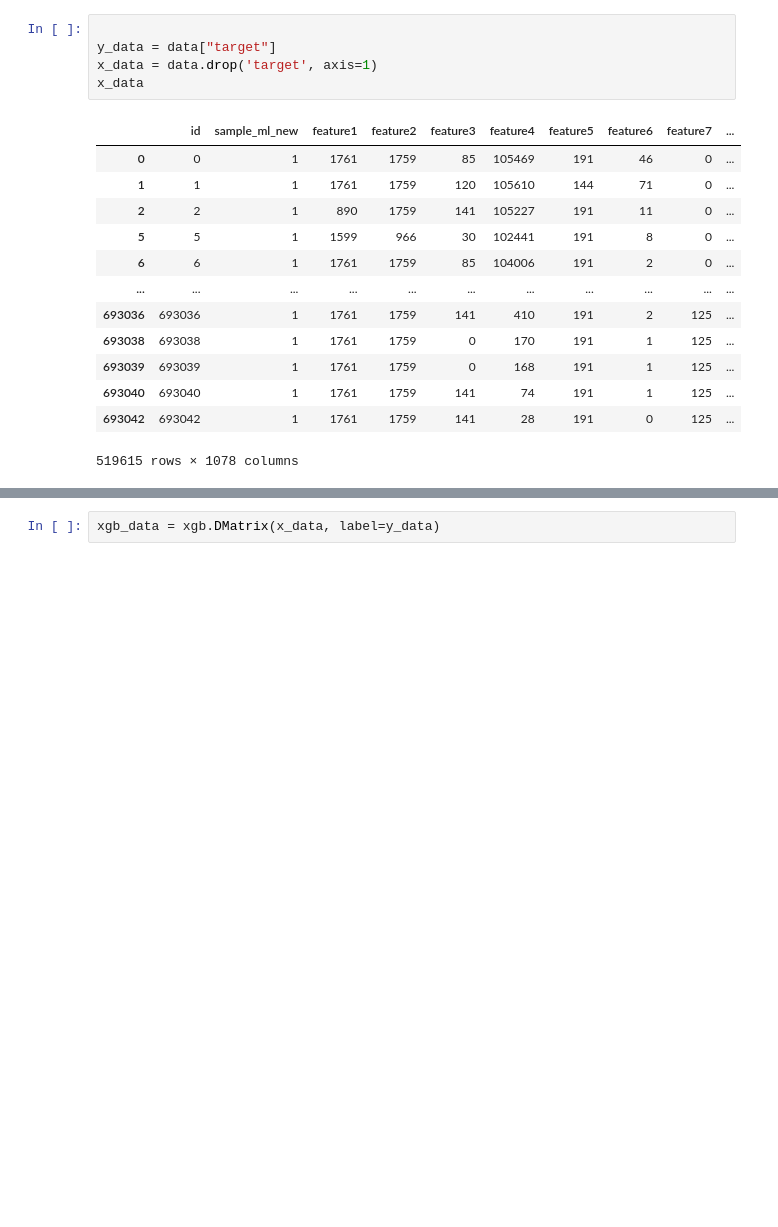
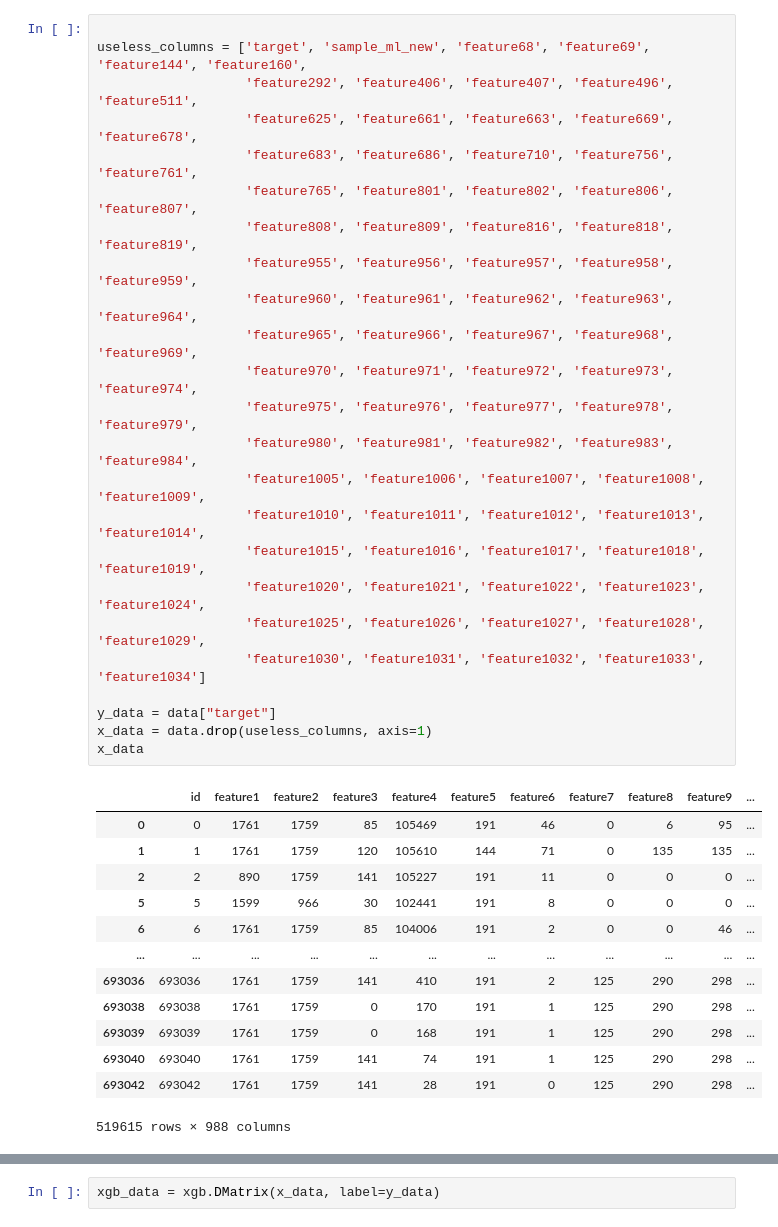
Before and after one commit to Misceria/IT-Purple-2024, a Jupyter notebook: TEST.ipynb, the cells around one changed output, grey strips where cells are left out. Cells and saved outputs as stored; diff of their text form; blank space fills up the shorter version.

```diff
--- a/TEST.ipynb
+++ b/TEST.ipynb
@@ -7,20 +8,39 @@ import sklearn
 data = pd.read_parquet('train_data.parquet', engine='pyarrow')
 # %%
 
+useless_columns = ['target', 'sample_ml_new', 'feature68', 'feature69', 'feature144', 'feature160',
+                   'feature292', 'feature406', 'feature407', 'feature496', 'feature511',
+                   'feature625', 'feature661', 'feature663', 'feature669', 'feature678',
+                   'feature683', 'feature686', 'feature710', 'feature756', 'feature761',
+                   'feature765', 'feature801', 'feature802', 'feature806', 'feature807',
+                   'feature808', 'feature809', 'feature816', 'feature818', 'feature819',
+                   'feature955', 'feature956', 'feature957', 'feature958', 'feature959',
+                   'feature960', 'feature961', 'feature962', 'feature963', 'feature964',
+                   'feature965', 'feature966', 'feature967', 'feature968', 'feature969',
+                   'feature970', 'feature971', 'feature972', 'feature973', 'feature974',
+                   'feature975', 'feature976', 'feature977', 'feature978', 'feature979',
+                   'feature980', 'feature981', 'feature982', 'feature983', 'feature984',
+                   'feature1005', 'feature1006', 'feature1007', 'feature1008', 'feature1009',
+                   'feature1010', 'feature1011', 'feature1012', 'feature1013', 'feature1014',
+                   'feature1015', 'feature1016', 'feature1017', 'feature1018', 'feature1019',
+                   'feature1020', 'feature1021', 'feature1022', 'feature1023', 'feature1024',
+                   'feature1025', 'feature1026', 'feature1027', 'feature1028', 'feature1029',
+                   'feature1030', 'feature1031', 'feature1032', 'feature1033', 'feature1034']
+
 y_data = data["target"]
-x_data = data.drop('target', axis=1)
+x_data = data.drop(useless_columns, axis=1)
 x_data
 # %% [output]
-|  | id | sample_ml_new | feature1 | feature2 | feature3 | feature4 | feature5 | feature6 | feature7 | ... |
-| 0 | 0 | 1 | 1761 | 1759 | 85 | 105469 | 191 | 46 | 0 | ... |
-| 1 | 1 | 1 | 1761 | 1759 | 120 | 105610 | 144 | 71 | 0 | ... |
-| 2 | 2 | 1 | 890 | 1759 | 141 | 105227 | 191 | 11 | 0 | ... |
-| 5 | 5 | 1 | 1599 | 966 | 30 | 102441 | 191 | 8 | 0 | ... |
-| 6 | 6 | 1 | 1761 | 1759 | 85 | 104006 | 191 | 2 | 0 | ... |
-| ... | ... | ... | ... | ... | ... | ... | ... | ... | ... | ... |
-| 693036 | 693036 | 1 | 1761 | 1759 | 141 | 410 | 191 | 2 | 125 | ... |
-| 693038 | 693038 | 1 | 1761 | 1759 | 0 | 170 | 191 | 1 | 125 | ... |
-| 693039 | 693039 | 1 | 1761 | 1759 | 0 | 168 | 191 | 1 | 125 | ... |
-| 693040 | 693040 | 1 | 1761 | 1759 | 141 | 74 | 191 | 1 | 125 | ... |
-| 693042 | 693042 | 1 | 1761 | 1759 | 141 | 28 | 191 | 0 | 125 | ... |
+|  | id | feature1 | feature2 | feature3 | feature4 | feature5 | feature6 | feature7 | feature8 | feature9 | ... |
+| 0 | 0 | 1761 | 1759 | 85 | 105469 | 191 | 46 | 0 | 6 | 95 | ... |
+| 1 | 1 | 1761 | 1759 | 120 | 105610 | 144 | 71 | 0 | 135 | 135 | ... |
+| 2 | 2 | 890 | 1759 | 141 | 105227 | 191 | 11 | 0 | 0 | 0 | ... |
+| 5 | 5 | 1599 | 966 | 30 | 102441 | 191 | 8 | 0 | 0 | 0 | ... |
+| 6 | 6 | 1761 | 1759 | 85 | 104006 | 191 | 2 | 0 | 0 | 46 | ... |
+| ... | ... | ... | ... | ... | ... | ... | ... | ... | ... | ... | ... |
+| 693036 | 693036 | 1761 | 1759 | 141 | 410 | 191 | 2 | 125 | 290 | 298 | ... |
+| 693038 | 693038 | 1761 | 1759 | 0 | 170 | 191 | 1 | 125 | 290 | 298 | ... |
+| 693039 | 693039 | 1761 | 1759 | 0 | 168 | 191 | 1 | 125 | 290 | 298 | ... |
+| 693040 | 693040 | 1761 | 1759 | 141 | 74 | 191 | 1 | 125 | 290 | 298 | ... |
+| 693042 | 693042 | 1761 | 1759 | 141 | 28 | 191 | 0 | 125 | 290 | 298 | ... |
-519615 rows × 1078 columns
+519615 rows × 988 columns
```
Also changed, not shown: parts of 14 cells of this notebook.
